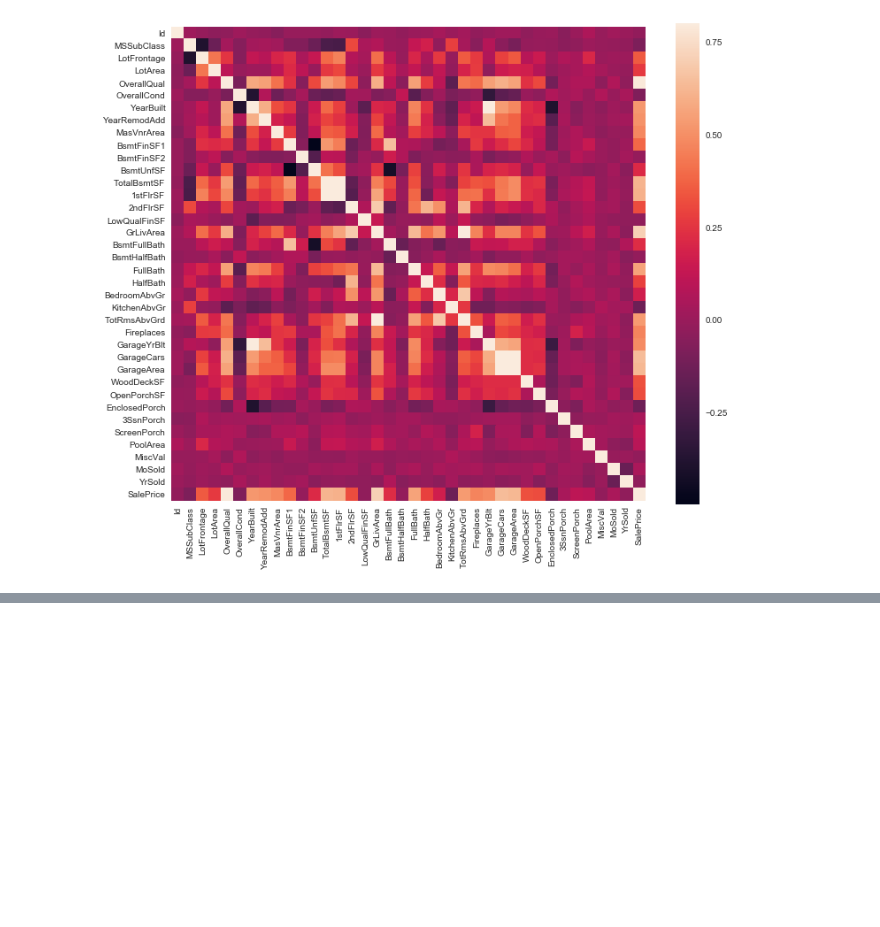
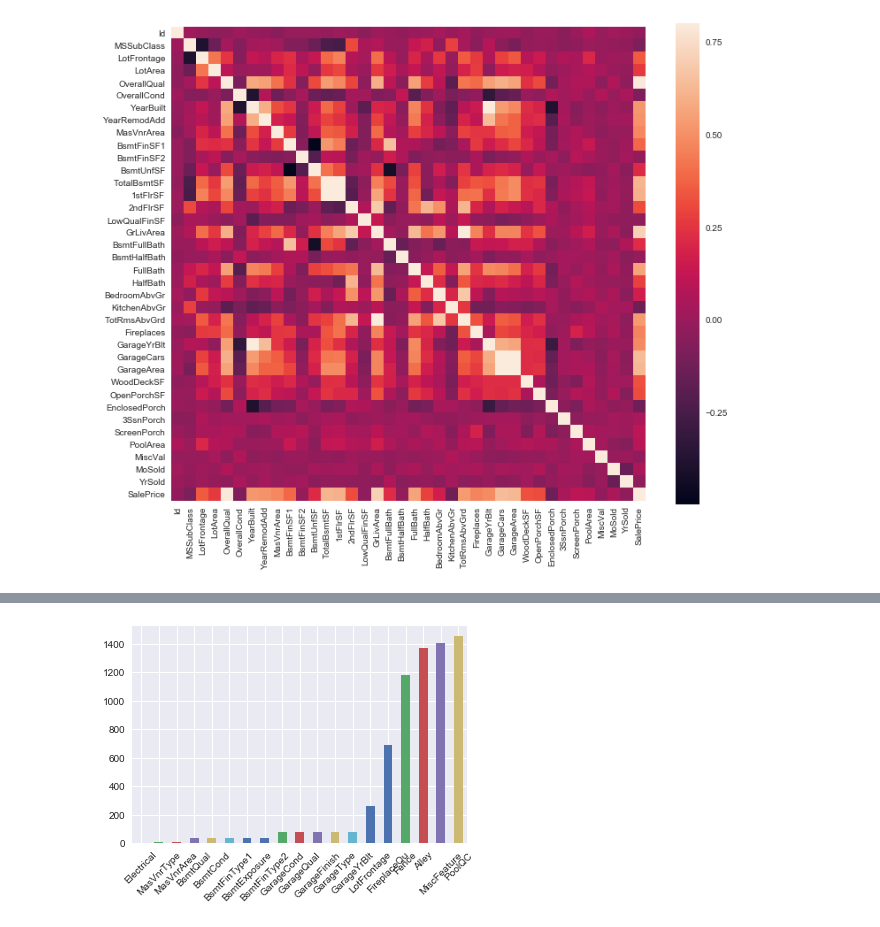
Before and after one commit to prathap17/House_Prices, a Jupyter notebook: Data_exploration.ipynb, the cells around one changed output, grey strips where cells are left out. Cells and saved outputs as stored; diff of their text form; code cells hidden in the pictures; blank space fills up the shorter version.

```diff
--- a/Data_exploration.ipynb
+++ b/Data_exploration.ipynb
@@ -135,0 +169,7 @@ sns.heatmap(corrmat,vmax=.8,square=True);
+# %%
+missing_data = df_train.isnull().sum()
+missing_data =missing_data[missing_data>0]
+missing_data.sort_values(inplace = True)
+missing_data.plot.bar(rot=45);
+# %% [output]
+[figure, added]
```
Also changed, not shown: parts of 15 cells of this notebook.
